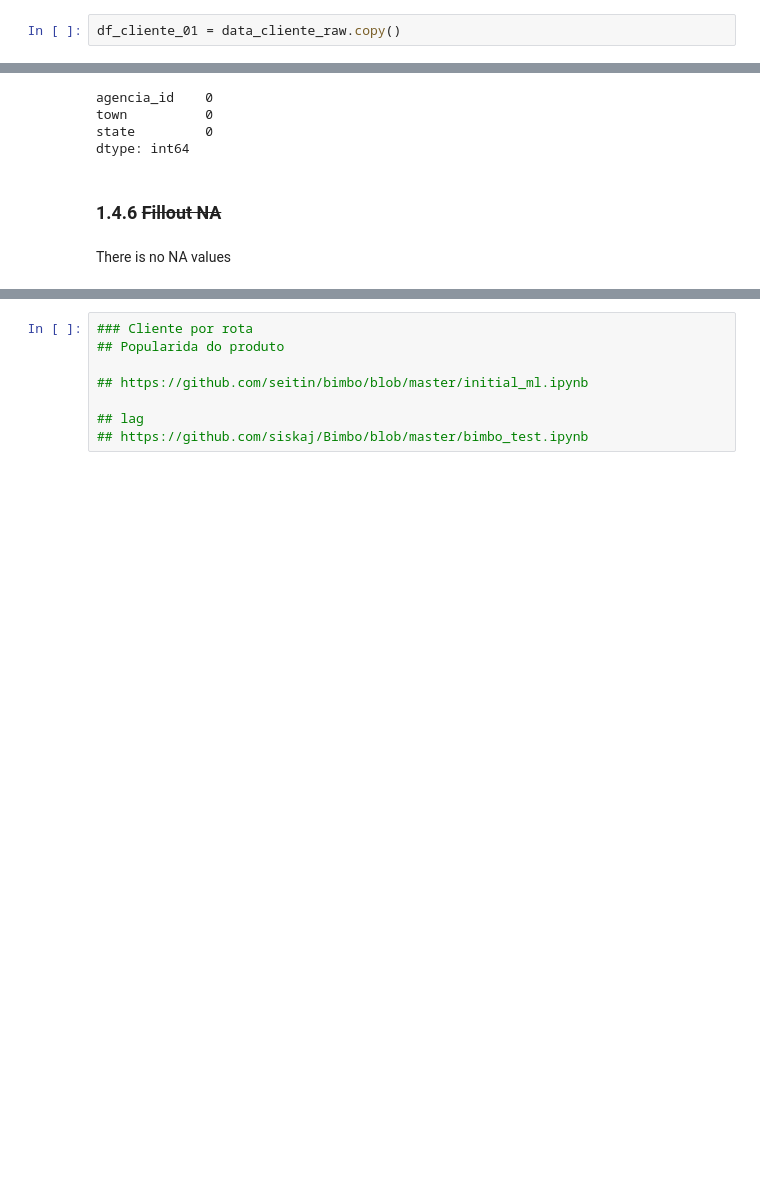
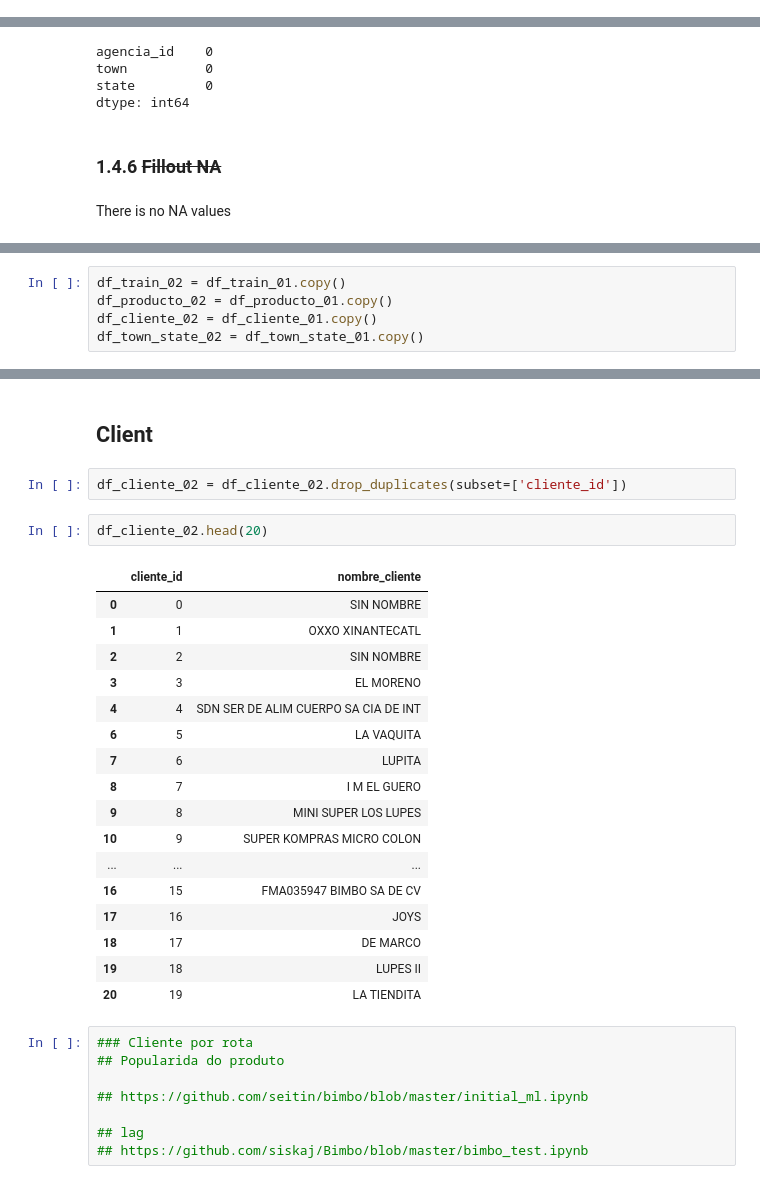
Before and after one commit to FabioCaffarello/Grupo-Bimbo-Inventory-Demand, a Jupyter notebook: 01-Notebooks/cycle01_Inventory_Demand_dask.ipynb, the cells around one changed output, grey strips where cells are left out. Cells and saved outputs as stored; diff of their text form; blank space fills up the shorter version.

Commit message:
product feat eng

```diff
--- a/01-Notebooks/cycle01_Inventory_Demand_dask.ipynb
+++ b/01-Notebooks/cycle01_Inventory_Demand_dask.ipynb
@@ -253,2 +254,0 @@ There is no NA values
-# %%
-df_cliente_01 = data_cliente_raw.copy()
@@ -374,0 +345,5 @@ Name: short_name, Length: 1014, dtype: int64
+# %%
+df_train_02 = df_train_01.copy()
+df_producto_02 = df_producto_01.copy()
+df_cliente_02 = df_cliente_01.copy()
+df_town_state_02 = df_town_state_01.copy()
@@ -375,3 +435,27 @@ Name: short_name, Length: 1014, dtype: int64
+# %% [markdown]
+## Client
+# %%
+df_cliente_02 = df_cliente_02.drop_duplicates(subset=['cliente_id'])
+# %%
+df_cliente_02.head(20)
+# %% [output]
+|  | cliente_id | nombre_cliente |
+| 0 | 0 | SIN NOMBRE |
+| 1 | 1 | OXXO XINANTECATL |
+| 2 | 2 | SIN NOMBRE |
+| 3 | 3 | EL MORENO |
+| 4 | 4 | SDN SER DE ALIM CUERPO SA CIA DE INT |
+| 6 | 5 | LA VAQUITA |
+| 7 | 6 | LUPITA |
+| 8 | 7 | I M EL GUERO |
+| 9 | 8 | MINI SUPER LOS LUPES |
+| 10 | 9 | SUPER KOMPRAS MICRO COLON |
+| ... | ... | ... |
+| 16 | 15 | FMA035947 BIMBO SA DE CV |
+| 17 | 16 | JOYS |
+| 18 | 17 | DE MARCO |
+| 19 | 18 | LUPES II |
+| 20 | 19 | LA TIENDITA |
 # %%
 ### Cliente por rota
 ## Popularida do produto
```
Also changed, not shown: parts of 15 cells of this notebook.
